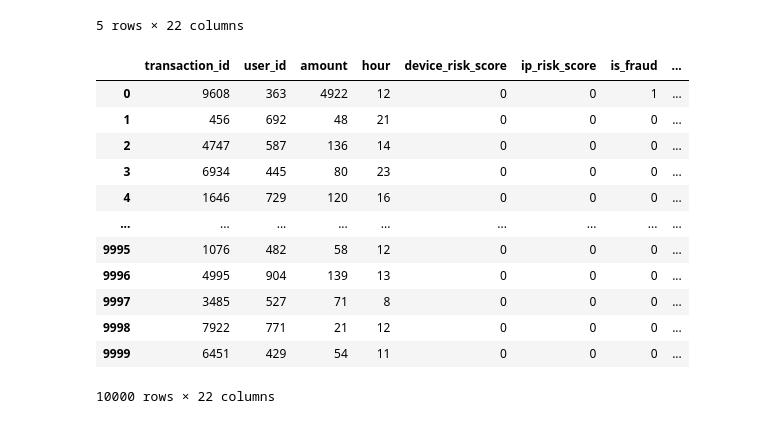
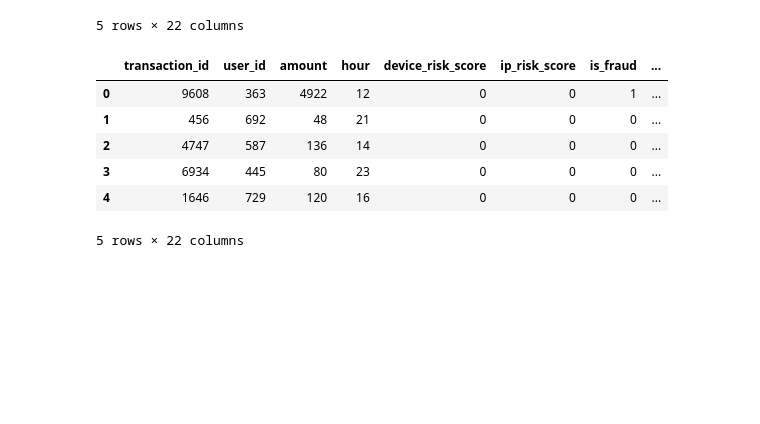
Before and after one commit to GauravSharma09/DreamTeam-Internship-Assignments, a Jupyter notebook: fraud_detection.ipynb, the cells around one changed output. Cells and saved outputs as stored; diff of their text form; code cells hidden in the pictures; blank space fills up the shorter version.

```diff
--- a/fraud_detection.ipynb
+++ b/fraud_detection.ipynb
@@ -178,5 +178,5 @@ df.head()
 | 3 | 6934 | 445 | 80.534719 | POS | Clothing | TR | 23 | ... |
 | 4 | 1646 | 729 | 120.041158 | Online | Grocery | FR | 16 | ... |
 # %%
-df_dup = df.copy()
+df1 = df.copy()
 # %%
@@ -189,5 +189,5 @@ df_dup.head()
 | 3 | 6934 | 445 | 80.534719 | POS | Clothing | TR | 23 | ... |
 | 4 | 1646 | 729 | 120.041158 | Online | Grocery | FR | 16 | ... |
 # %%
-df_dup = pd.get_dummies(df_dup, columns=["transaction_type", "merchant_category", "country", "time_period"], drop_first=True)
+df1 = pd.get_dummies(df1, columns=["transaction_type", "merchant_category", "country", "time_period"], drop_first=True)
 # %%
@@ -201,18 +201,13 @@ df_dup.head()
 | 4 | 1646 | 729 | 120.041158 | 16 | 0.098129 | 0.027542 | 0 | ... |
 5 rows × 22 columns
 # %%
-df_dup.astype("int")
+df1 = df1.astype("int")
+df1.head()
 # %% [output]
 |  | transaction_id | user_id | amount | hour | device_risk_score | ip_risk_score | is_fraud | ... |
 | 0 | 9608 | 363 | 4922 | 12 | 0 | 0 | 1 | ... |
 | 1 | 456 | 692 | 48 | 21 | 0 | 0 | 0 | ... |
 | 2 | 4747 | 587 | 136 | 14 | 0 | 0 | 0 | ... |
 | 3 | 6934 | 445 | 80 | 23 | 0 | 0 | 0 | ... |
 | 4 | 1646 | 729 | 120 | 16 | 0 | 0 | 0 | ... |
-| ... | ... | ... | ... | ... | ... | ... | ... | ... |
-| 9995 | 1076 | 482 | 58 | 12 | 0 | 0 | 0 | ... |
-| 9996 | 4995 | 904 | 139 | 13 | 0 | 0 | 0 | ... |
-| 9997 | 3485 | 527 | 71 | 8 | 0 | 0 | 0 | ... |
-| 9998 | 7922 | 771 | 21 | 12 | 0 | 0 | 0 | ... |
-| 9999 | 6451 | 429 | 54 | 11 | 0 | 0 | 0 | ... |
-10000 rows × 22 columns
+5 rows × 22 columns
```
Also changed, not shown: parts of 18 cells of this notebook.
